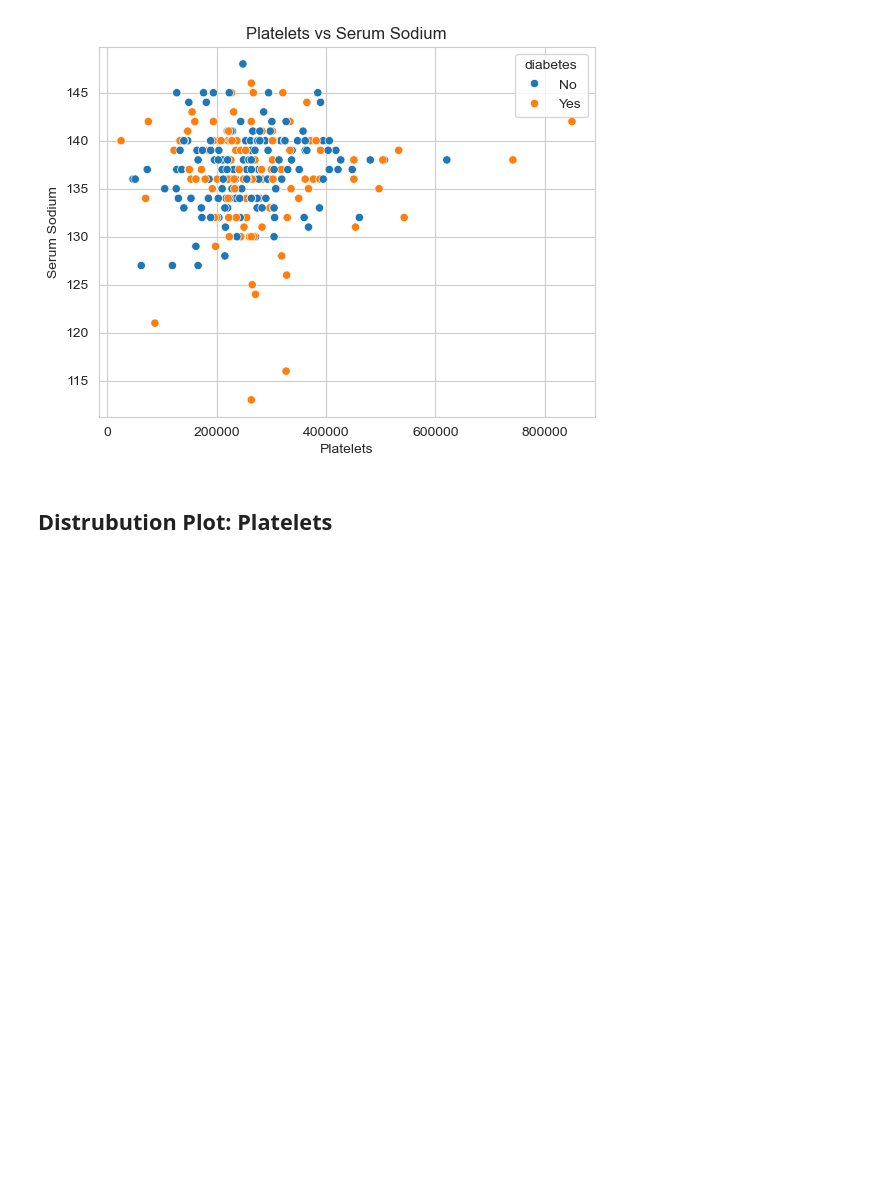
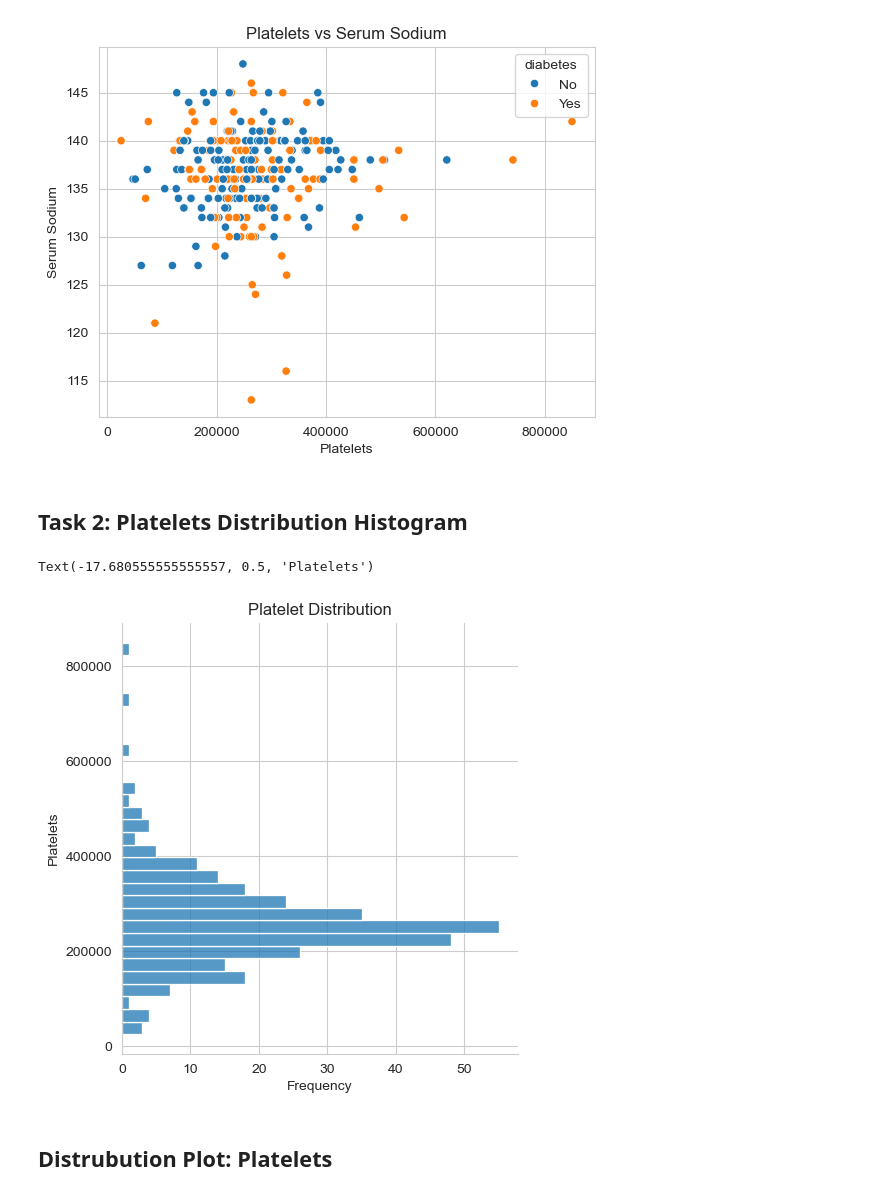
Before and after one commit to catalinaquiroga-max/Public-Health-1142, a Jupyter notebook: Lesson 10 Data Visualization.ipynb, the cells around one changed output. Saved outputs shown, nothing was run; the diff lists cells and outputs as text; code cells hidden in the pictures; blank space fills up the shorter version.

```diff
--- a/Lesson 10 Data Visualization.ipynb
+++ b/Lesson 10 Data Visualization.ipynb
@@ -17,3 +17,7 @@ df.head()
 | 2 | 65.0 | No | 146 | No | 20 | No | 162000.00 | ... |
 | 3 | 50.0 | Yes | 111 | No | 20 | No | 210000.00 | ... |
 | 4 | 65.0 | Yes | 160 | Yes | 20 | No | 327000.00 | ... |
+# %%
+df = pd.read_csv('https://raw.githubusercontent.com/juanklopper/TutorialData/main/heart_failure.csv')
+
+df.head()
@@ -52,6 +63,25 @@ seaborn.scatterplot(
  Text(0.5, 0, 'Platelets'),
  Text(0, 0.5, 'Serum Sodium')]
 [figure]
+# %% [markdown]
+## Task 2: Platelets Distribution Histogram
+# %%
+# Minimum and maximum values
+df['platelets'].min()
+df['platelets'].max()
+
+# Histogram
+seaborn.displot(
+    data=df,
+    y='platelets'
+)
+
+pyplot.title('Platelet Distribution')
+pyplot.xlabel('Frequency')
+pyplot.ylabel('Platelets')
+# %% [output]
+Text(-17.680555555555557, 0.5, 'Platelets')
+[figure, added]
 # %% [markdown]
 ## Distrubution Plot: Platelets
 # %%
```
Also changed, not shown: parts of 2 cells of this notebook.
